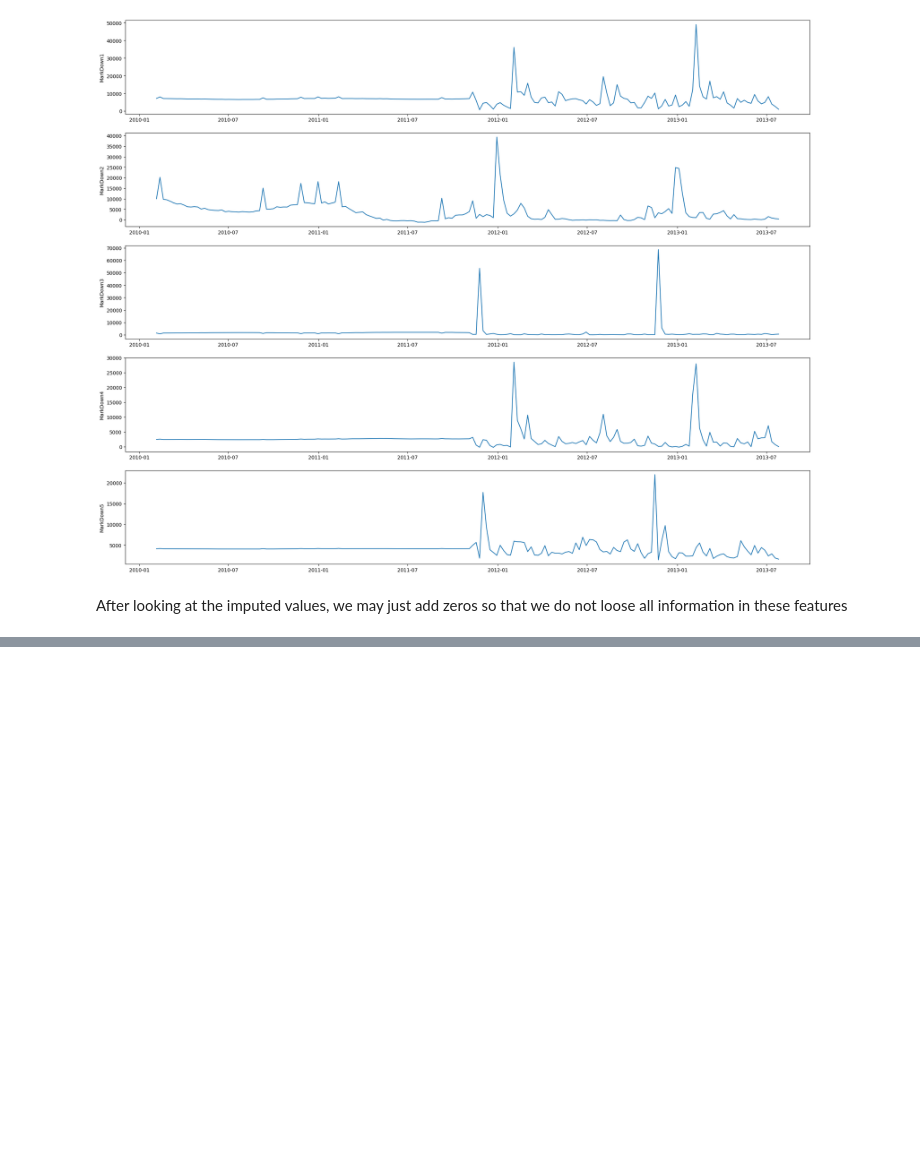
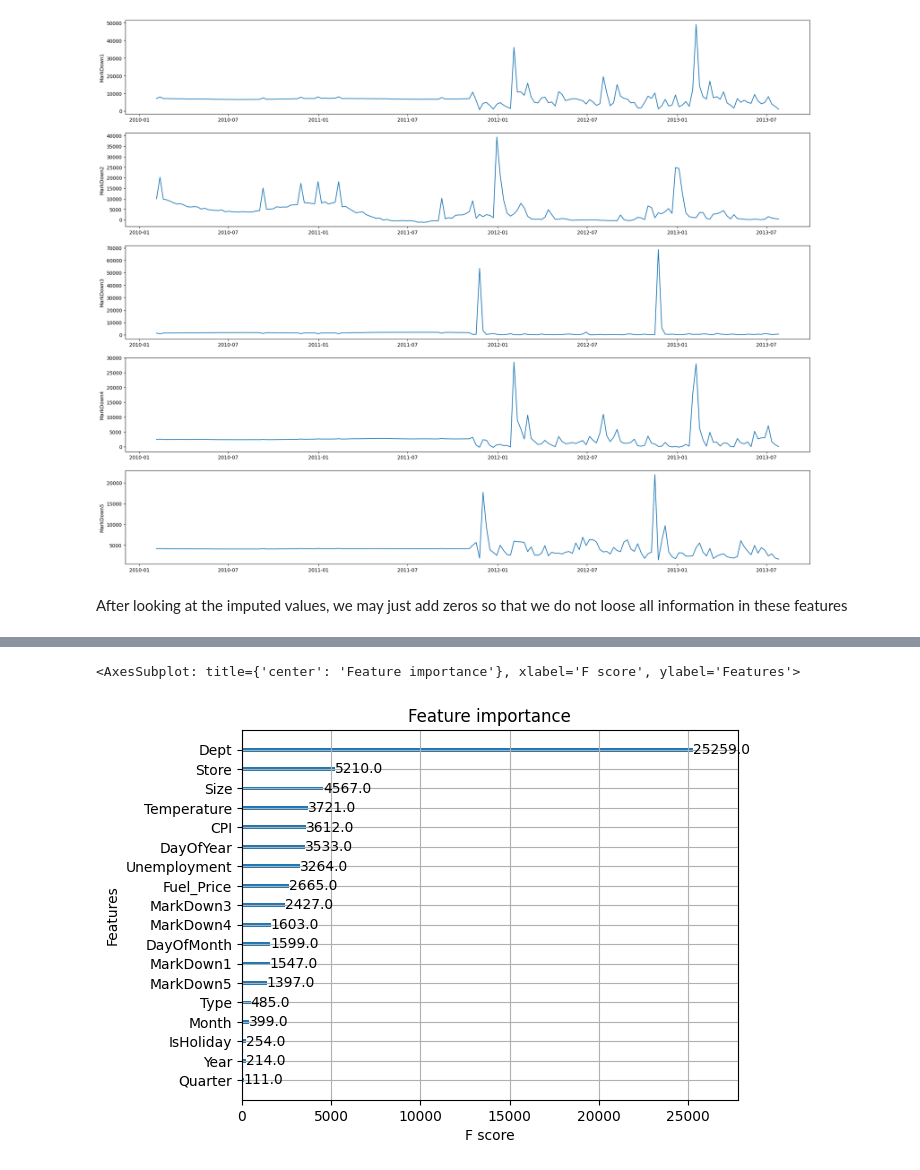
Before and after one commit to Johannes3001/AppliedML_Assign.01, a Jupyter notebook: Assignment2/Codes/Fredriks_Code.ipynb, the cells around one changed output, grey strips where cells are left out. Saved outputs shown, nothing was run; the diff lists cells and outputs as text; code cells hidden in the pictures; blank space fills up the shorter version.

```diff
--- a/Assignment2/Codes/Fredriks_Code.ipynb
+++ b/Assignment2/Codes/Fredriks_Code.ipynb
@@ -1097,0 +1204,11 @@ After looking at the imputed values, we may just add zeros so that we do not loo
+# %%
+# Setting date as index
+train = train.set_index('Date')
+test = test.set_index('Date')
+# %%
+# Defining target variable and features
+X_train = train.drop('Weekly_Sales', axis=1)
+y_train = train['Weekly_Sales']
+
+X_test = test.drop('Weekly_Sales', axis=1)
+y_test = test['Weekly_Sales']
@@ -1097,0 +1299,5 @@ After looking at the imputed values, we may just add zeros so that we do not loo
+# %%
+plot_importance(xgb)
+# %% [output]
+<AxesSubplot: title={'center': 'Feature importance'}, xlabel='F score', ylabel='Features'>
+[figure, added]
```
Also changed, not shown: parts of 19 cells of this notebook.
